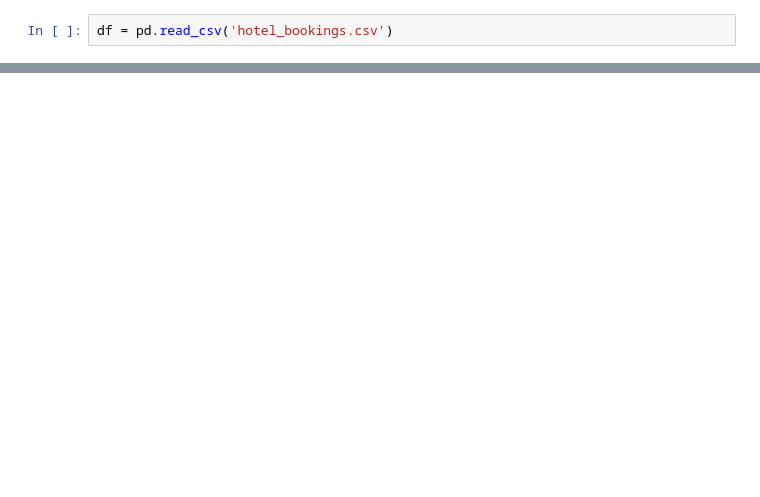
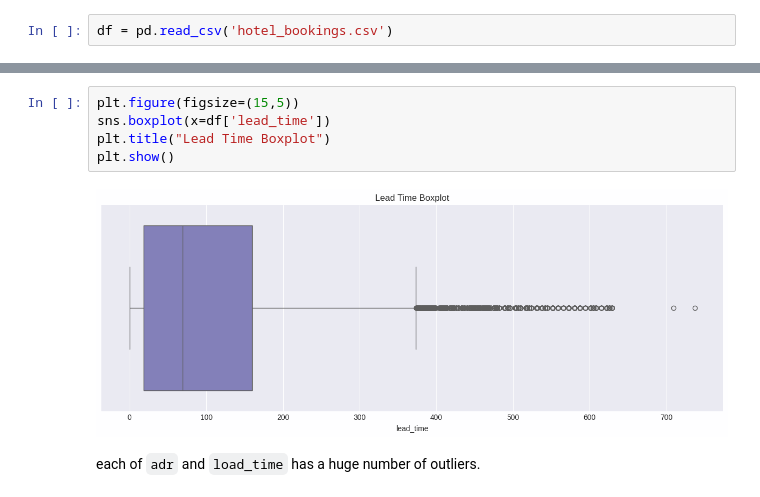
Before and after one commit to abanoub-refaat/gtc-ml-project1-hotel-bookings, a Jupyter notebook: GTC_project_01.ipynb, the cells around one changed output, grey strips where cells are left out. Drawn from its saved outputs; the diff is of its cells as text; blank space fills up the shorter version.

Commit message:
add outlines for each project phase compelete phase 1 and add phase 2 with their summarization section for each

```diff
--- a/GTC_project_01.ipynb
+++ b/GTC_project_01.ipynb
@@ -47,0 +154,9 @@ msno.heatmap(df)
+# %%
+plt.figure(figsize=(15,5))
+sns.boxplot(x=df['lead_time'])
+plt.title("Lead Time Boxplot")
+plt.show()
+# %% [output]
+[figure, added]
+# %% [markdown]
+each of `adr` and `load_time` has a huge number of outliers.
```
Also changed, not shown: parts of 36 cells of this notebook.
